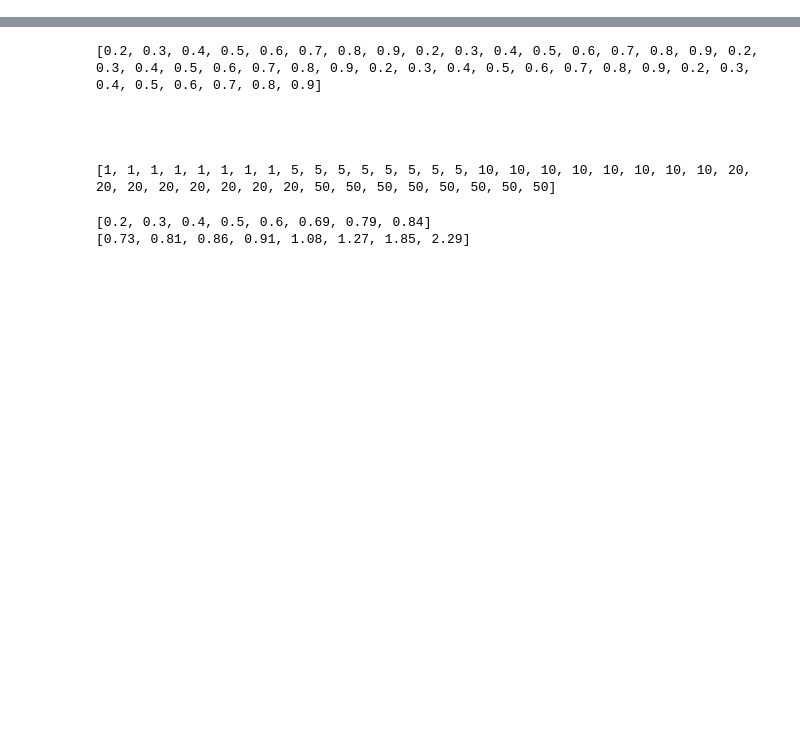
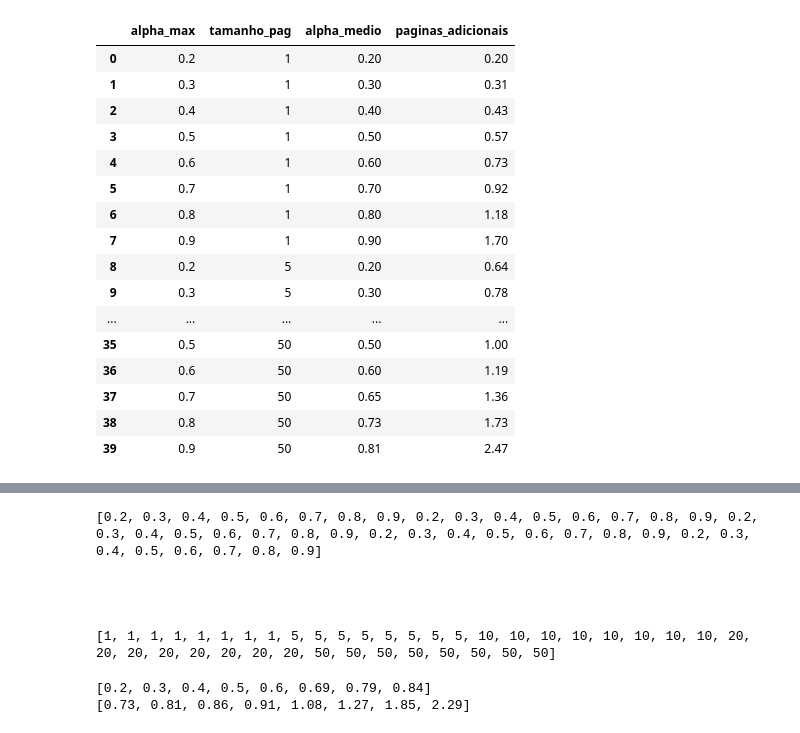
Before and after one commit to Danub2002/Linear-Hashing-Analysis, a Jupyter notebook: Análise Hashing Linear.ipynb, the cells around one changed output, grey strips where cells are left out. Cells and saved outputs as stored; diff of their text form; code cells hidden in the pictures; blank space fills up the shorter version.

```diff
--- a/Análise Hashing Linear.ipynb
+++ b/Análise Hashing Linear.ipynb
@@ -6,24 +12,52 @@ from Linear_hashing import Linear_hashing
 # %%
-import random
-import numpy as np
 
+results = {
+    "alpha_max":[],
+    "tamanho_pag": [],
+    "alpha_medio":[],
+    "paginas_adicionais": []
+}
 alpha_medio_vector = []
 p_asterisk_vector = []
 used_values = []
 
 for p in P:
   values = np.random.choice(np.arange(1, 10000 *p + 1), size=p*1000, replace=False)
   used_values.append(values)
   for y in alpha_max_values:
     d1 = 0
     d2 = 0
     for i in range(0, 10):
       #print(values)
       h = Linear_hashing(page_size=p, m=500, alpha_max=y, alpha_min=0.5)
       for v in values:
         h.insert(v)
 
       d1 += h.get_alpha_medio()
       d2 += h.get_p_asterisk()
-    alpha_medio_vector.append(round(d1/10, 2))
-    p_asterisk_vector.append(round(d2/10, 2))
+
+    results["alpha_max"].append(y)
+    results["tamanho_pag"].append(p)
+    results["alpha_medio"].append(round(d1/10, 2))
+    results["paginas_adicionais"].append(round(d2/10, 2))
+
+df = pd.DataFrame(results)
+df.head()
+# %% [output]
+|  | alpha_max | tamanho_pag | alpha_medio | paginas_adicionais |
+| 0 | 0.2 | 1 | 0.20 | 0.20 |
+| 1 | 0.3 | 1 | 0.30 | 0.31 |
+| 2 | 0.4 | 1 | 0.40 | 0.43 |
+| 3 | 0.5 | 1 | 0.50 | 0.57 |
+| 4 | 0.6 | 1 | 0.60 | 0.73 |
+| 5 | 0.7 | 1 | 0.70 | 0.92 |
+| 6 | 0.8 | 1 | 0.80 | 1.18 |
+| 7 | 0.9 | 1 | 0.90 | 1.70 |
+| 8 | 0.2 | 5 | 0.20 | 0.64 |
+| 9 | 0.3 | 5 | 0.30 | 0.78 |
+| ... | ... | ... | ... | ... |
+| 35 | 0.5 | 50 | 0.50 | 1.00 |
+| 36 | 0.6 | 50 | 0.60 | 1.19 |
+| 37 | 0.7 | 50 | 0.65 | 1.36 |
+| 38 | 0.8 | 50 | 0.73 | 1.73 |
+| 39 | 0.9 | 50 | 0.81 | 2.47 |
```
Also changed, not shown: parts of 6 cells of this notebook, 1 other file.
